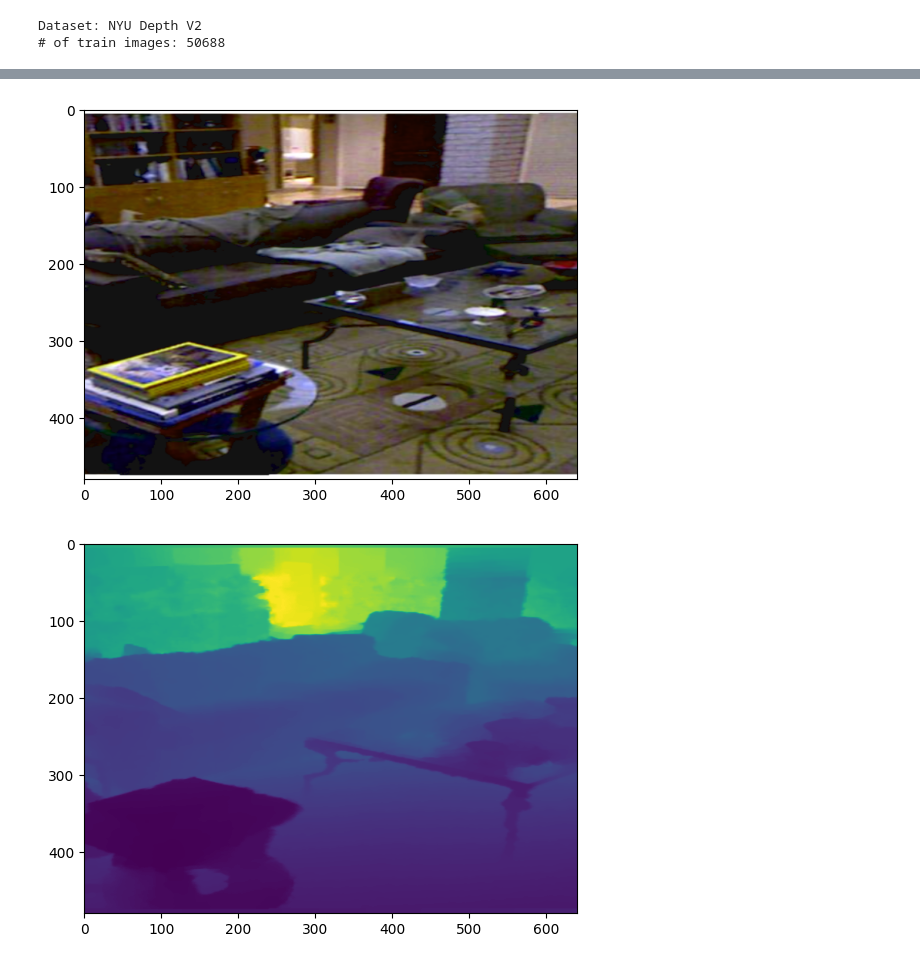
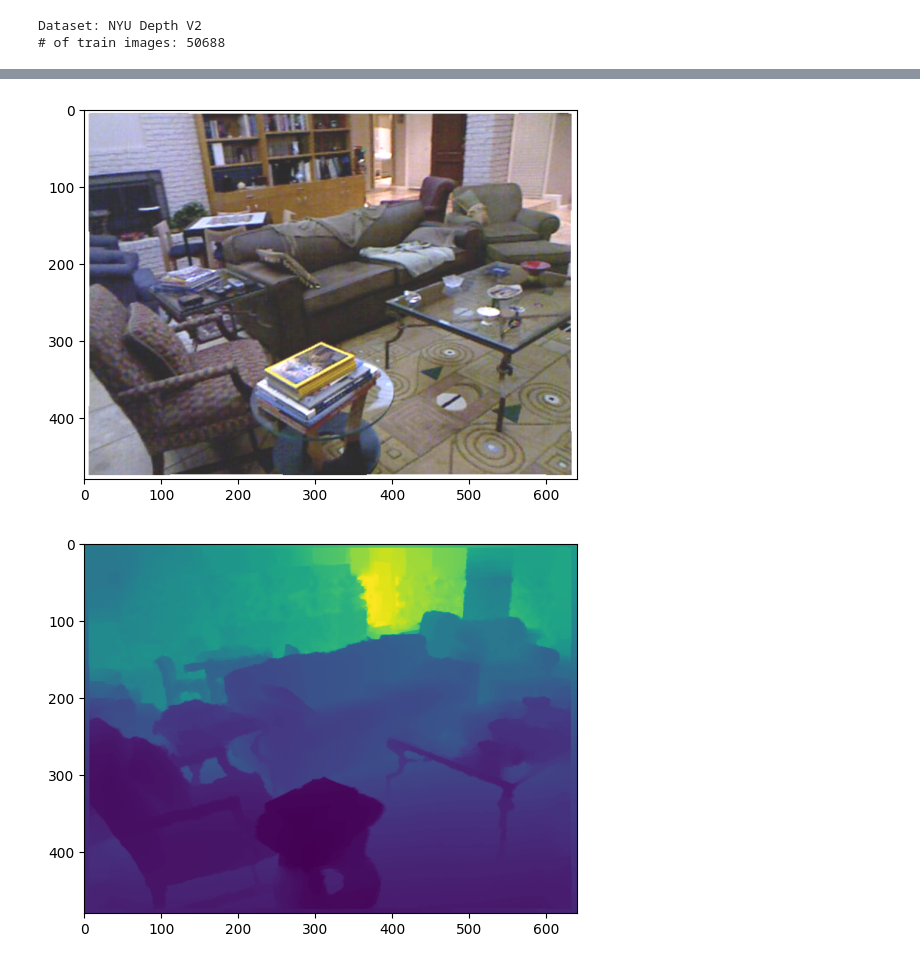
Before and after one commit to kirilllzaitsev/depth_estimation_on_mcu, a Jupyter notebook: tests.ipynb, the cells around one changed output, grey strips where cells are left out. Drawn from its saved outputs; the diff is of its cells as text; code cells hidden in the pictures.

Commit message:
crop_size vs scale_size

```diff
--- a/tests.ipynb
+++ b/tests.ipynb
@@ -4,7 +4,9 @@ from nyuv2_torch_ds_adapter import nyudepthv2, TorchDataset
 data, args = None, argparse.Namespace()
 args.truncate_testset = False
 # args.target_size = (64, 64)
-args.target_size = (640, 480)
+args.crop_size = (640, 480)
+args.target_size = (64, 64)
+# args.target_size = (480,640)
 args.out_fold_ratio = 1
 args.is_maxim = False
 nyuv2_ds = nyudepthv2(
@@ -12,8 +14,8 @@ nyuv2_ds = nyudepthv2(
             filenames_path="/media/master/text/cv_data/nyuv2/nyu_data/data",
             args=args,
             is_train=True,
-            crop_size=args.target_size,
-            scale_size=None,
+            crop_size=args.crop_size,
+            scale_size=args.target_size,
             fold_ratio=args.out_fold_ratio,
         )
 ds = TorchDataset(nyuv2_ds)
@@ -21,7 +23,8 @@ ds = TorchDataset(nyuv2_ds)
 Dataset: NYU Depth V2
 # of train images: 50688
 # %%
-x=next(iter(ds))
+# x=next(iter(ds))
+x=nyuv2_ds[0]
 # %%
 import matplotlib.pyplot as plt
 
@@ -36,20 +39,20 @@ plt.show()
 # %%
 import cv2
 self=nyuv2_ds
 crop_size=args.target_size
-# if crop_size[0] > 480:
-#     scale_size = (int(crop_size[0] * 640 / 480), crop_size[0])
+if crop_size[0] > 480:
+    scale_size = (int(crop_size[0] * 640 / 480), crop_size[0])
 
 self.scale_size = scale_size
 
 # target_size = (self.scale_size[0], self.scale_size[1])
 target_size = args.target_size
 image = cv2.resize(img, target_size)
 depth = cv2.resize(depth, target_size)
 plt.imshow(image)
 plt.show()
 plt.imshow(depth)
 plt.show()
 # %% [output]
-[figure, old version]
+[figure, new version]
-[figure, old version]
+[figure, new version]
```
Also changed, not shown: parts of 1 cell of this notebook, 1 other file.
